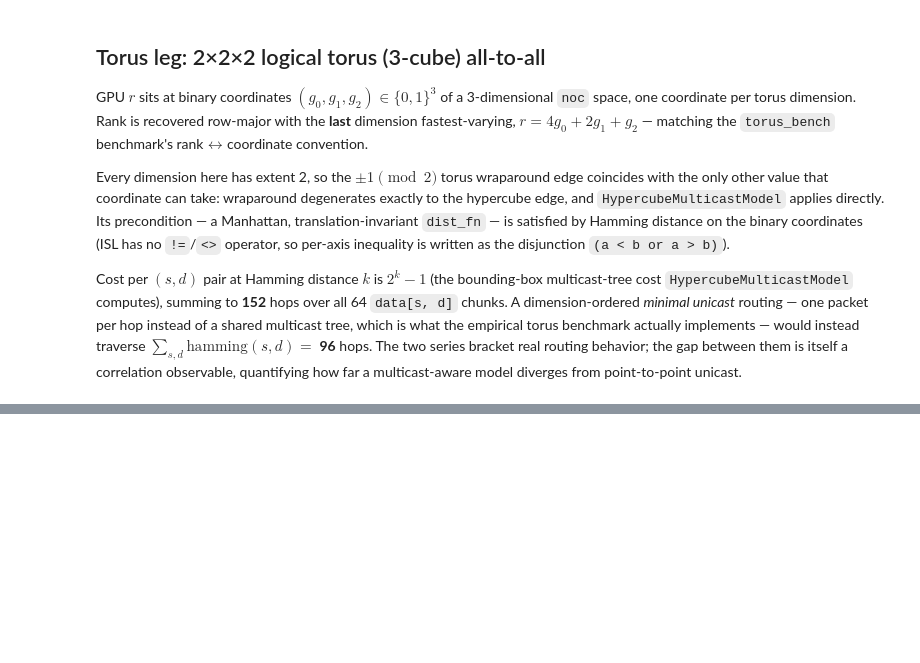
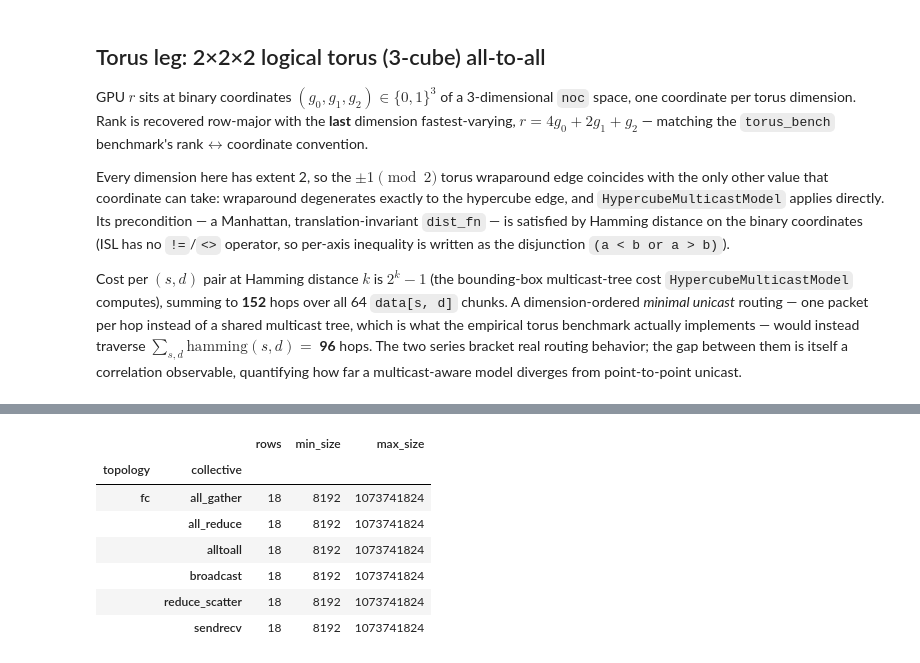
Before and after one commit to Accelergy-Project/accelforge, a Jupyter notebook: notebooks/astrasim2_correlation/correlation.ipynb, the cells around one changed output, grey strips where cells are left out. Cells and saved outputs as stored; diff of their text form; code cells hidden in the pictures; blank space fills up the shorter version.

```diff
--- a/notebooks/astrasim2_correlation/correlation.ipynb
+++ b/notebooks/astrasim2_correlation/correlation.ipynb
@@ -409,7 +573,7 @@ from pathlib import Path
 # CI running from the repo root) still finds real data when it exists,
 # instead of silently taking the empty-data path below.
 DATA_DIR = (
-    Path("correlation/data") if Path("correlation").is_dir()
+    Path("correlation/data") if Path("correlation/data").is_dir()
     else Path("notebooks/astrasim2_correlation/correlation/data")
 )
 
@@ -417,34 +581,43 @@ UNIFIED_CSV_COLUMNS = [
     "source", "topology", "dims", "collective", "size_bytes", "count",
     "dtype", "time_us", "algbw_GBps", "busbw_GBps", "wrong",
 ]
 _NUMERIC_COLUMNS = ["size_bytes", "count", "time_us", "algbw_GBps", "busbw_GBps"]
 
 files = sorted(DATA_DIR.glob("**/*.csv"))
 if files:
     emp = pd.concat(
         [pd.read_csv(f, dtype={"wrong": str}) for f in files],
         ignore_index=True,
     )
     for col in _NUMERIC_COLUMNS:
         emp[col] = pd.to_numeric(emp[col], errors="coerce")
 else:
     # Design: keep the unified schema even when no files were found, so
     # downstream cells can reference emp[...] columns inside their
     # `if HAVE_EMPIRICAL:` guards without ever hitting a KeyError.
     emp = pd.DataFrame(columns=UNIFIED_CSV_COLUMNS)
 
 HAVE_EMPIRICAL = len(files) > 0 and not emp.empty
 
 if not HAVE_EMPIRICAL:
-    print("no empirical data yet -- run correlation/orchestrate.py; "
+    print("no empirical data yet -- run aws-gpu-profiler run --workload nccl-tests --data-dir correlation/data; "
           "overlay cells below will no-op")
 else:
     inventory = emp.groupby(["topology", "collective"]).agg(
         rows=("size_bytes", "count"),
         min_size=("size_bytes", "min"),
         max_size=("size_bytes", "max"),
     )
     display(inventory)
+# %% [output]
+|  |  | rows | min_size | max_size |
+| topology | collective |  |  |  |
+| fc | all_gather | 18 | 8192 | 1073741824 |
+|  | all_reduce | 18 | 8192 | 1073741824 |
+|  | alltoall | 18 | 8192 | 1073741824 |
+|  | broadcast | 18 | 8192 | 1073741824 |
+|  | reduce_scatter | 18 | 8192 | 1073741824 |
+|  | sendrecv | 18 | 8192 | 1073741824 |
 # %%
 fig, ax = plt.subplots(figsize=(7, 5))
 
```
Also changed, not shown: parts of 13 cells of this notebook, 17 other files.
